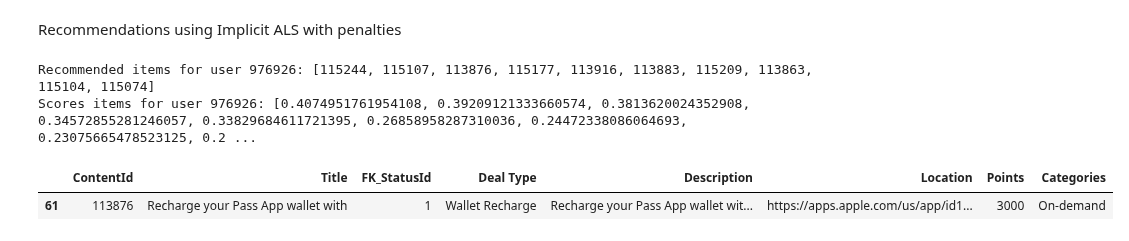
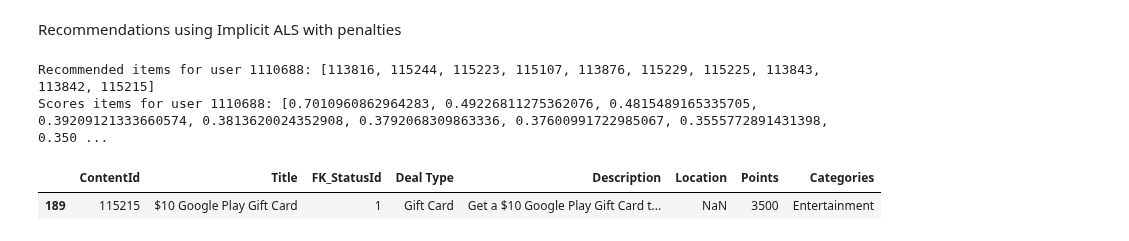
Before and after one commit to DboukAli98/KFHXRelatedAi, a Jupyter notebook: NoteBooks/Model Generation/new-als.ipynb, the cells around one changed output. Cells and saved outputs as stored; diff of their text form; code cells hidden in the pictures.

```diff
--- a/NoteBooks/Model Generation/new-als.ipynb
+++ b/NoteBooks/Model Generation/new-als.ipynb
@@ -255,21 +255,21 @@ def recommend_items(user_id, user_item_matrix, model, deal_embeddings, deal_data
 
     return similar_item_ids, similar_item_scores
 # %%
-user_id = 976926
+user_id = 1110688
 recommended_items = recommend_items(user_id, user_item_matrix, model,deals_embeddings,deals_data)
 print(f"Recommended items for user {user_id}: {recommended_items[0]}")
 print(f"Scores items for user {user_id}: {recommended_items[1]}")
 # %% [output]
-Recommended items for user 976926: [115244, 115107, 113876, 115177, 113916, 113883, 115209, 113863, 115104, 115074]
-Scores items for user 976926: [0.4074951761954108, 0.39209121333660574, 0.3813620024352908, 0.34572855281246057, 0.33829684611721395, 0.26858958287310036, 0.24472338086064693, 0.23075665478523125, 0.2 ...
+Recommended items for user 1110688: [113816, 115244, 115223, 115107, 113876, 115229, 115225, 113843, 113842, 115215]
+Scores items for user 1110688: [0.7010960862964283, 0.49226811275362076, 0.4815489165335705, 0.39209121333660574, 0.3813620024352908, 0.3792068309863336, 0.37600991722985067, 0.3555772891431398, 0.350 ...
 # %%
-specific_content_id = 113876,
+specific_content_id = 115215,
 result = deals_data[deals_data['ContentId'] == specific_content_id]
 
 result
 # %% [output]
 |  | ContentId | Title | FK_StatusId | Deal Type | Description | Location | Points | Categories |
-| 61 | 113876 | Recharge your Pass App wallet with | 1 | Wallet Recharge | Recharge your Pass App wallet wit... | https://apps.apple.com/us/app/id1... | 3000 | On-demand |
+| 189 | 115215 | $10 Google Play Gift Card | 1 | Gift Card | Get a $10 Google Play Gift Card t... | NaN | 3500 | Entertainment |
 # %%
 user_last_interactions = user_item_matrix.loc[user_id]
 user_interacted_items = user_last_interactions[user_last_interactions > 0].index
```
Also changed, not shown: parts of 3 cells of this notebook, 3 other files.
